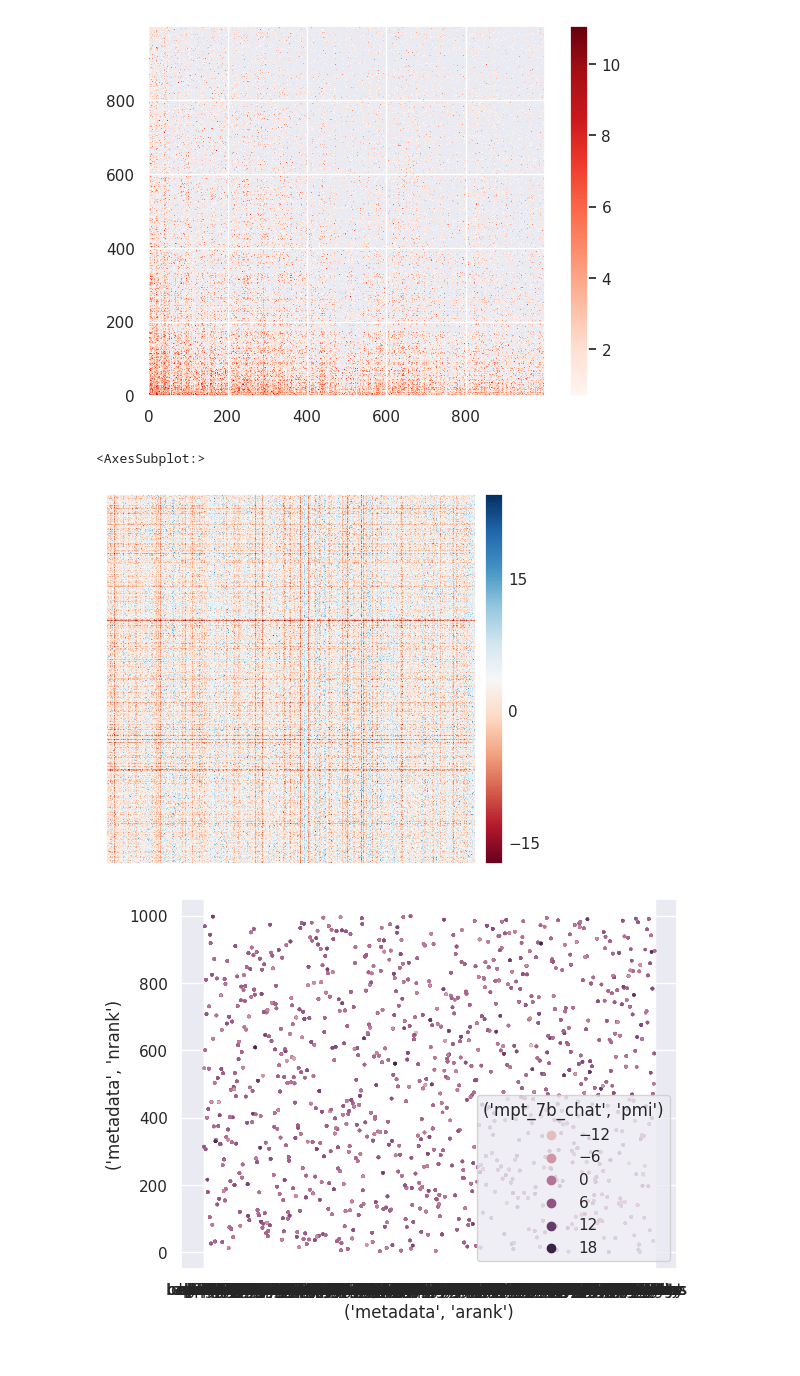
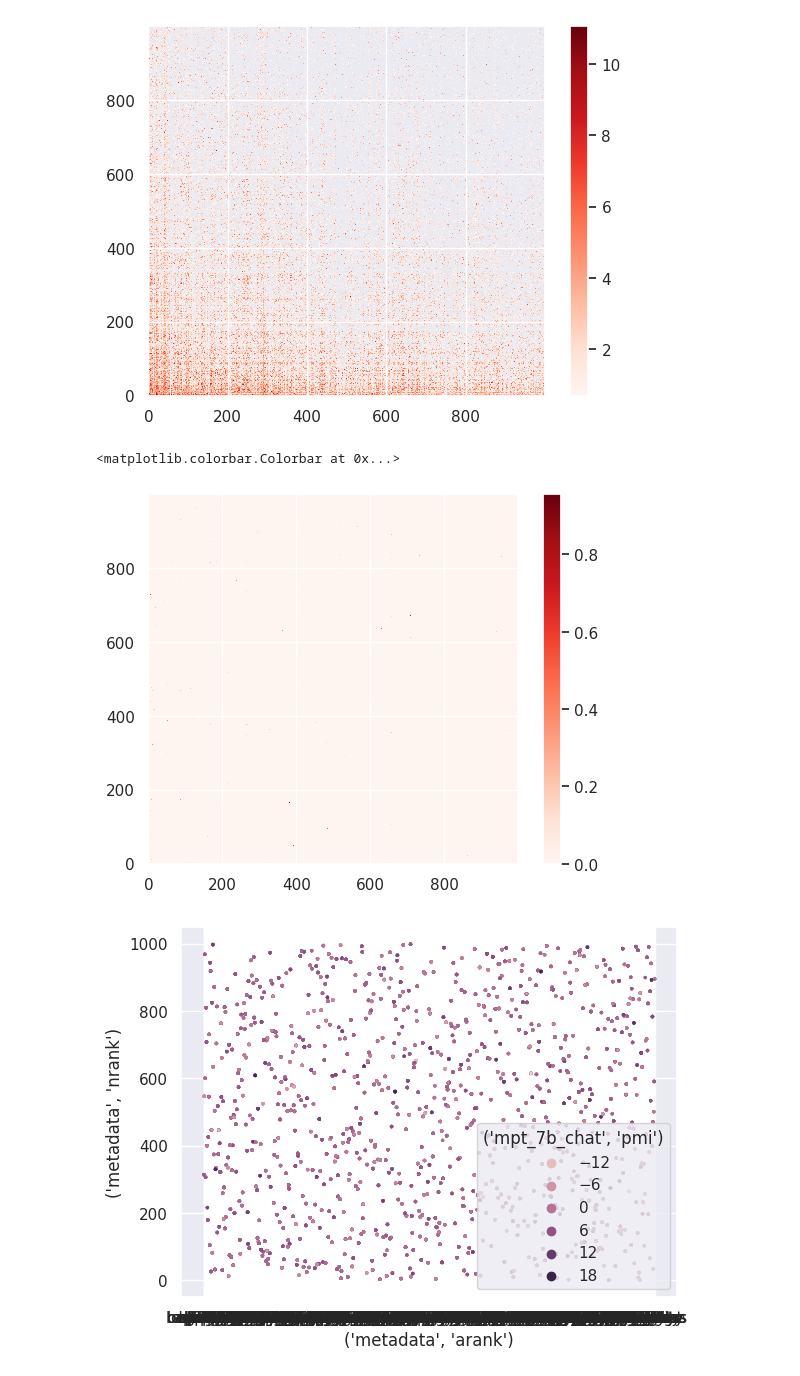
Before and after one commit to roccoflint/composlang_ud, a Jupyter notebook: notebooks/process_llm_sparsity.ipynb, the cells around one changed output. Cells and saved outputs as stored; diff of their text form; code cells hidden in the pictures.

```diff
--- a/notebooks/process_llm_sparsity.ipynb
+++ b/notebooks/process_llm_sparsity.ipynb
@@ -97,7 +97,7 @@ def construct_mat(df, col="pmi"):
     mat = np.zeros((1000, 1000))
     for i, row in tqdm(df.iterrows(), total=len(df)):
         mat[row.loc[("metadata", "arank")], row.loc[("metadata", "nrank")]] = row.loc[
-            (model, "pmi")
+            (model, col)
         ]
     return mat
 # %%
@@ -119,12 +119,13 @@ plt.show()
 # %% [output]
 [figure]
 # %%
-mat = construct_mat(mpt7bchat)
+mat = construct_mat(mpt7bchat, col="logp_N_A")
-# %%
-isns.imshow(mat, cmap="RdBu")
-# %% [output]
-<AxesSubplot:>
-[figure, removed]
+# %%
+plt.imshow(np.e**mat, cmap="Reds", interpolation="none", origin="lower")
+plt.colorbar()
+# %% [output]
+<matplotlib.colorbar.Colorbar at 0x...>
+[figure, added]
 # %%
 ax = sns.scatterplot(
     data=mpt7bchat.sample(10_000),
```
Also changed, not shown: 1 other file.
